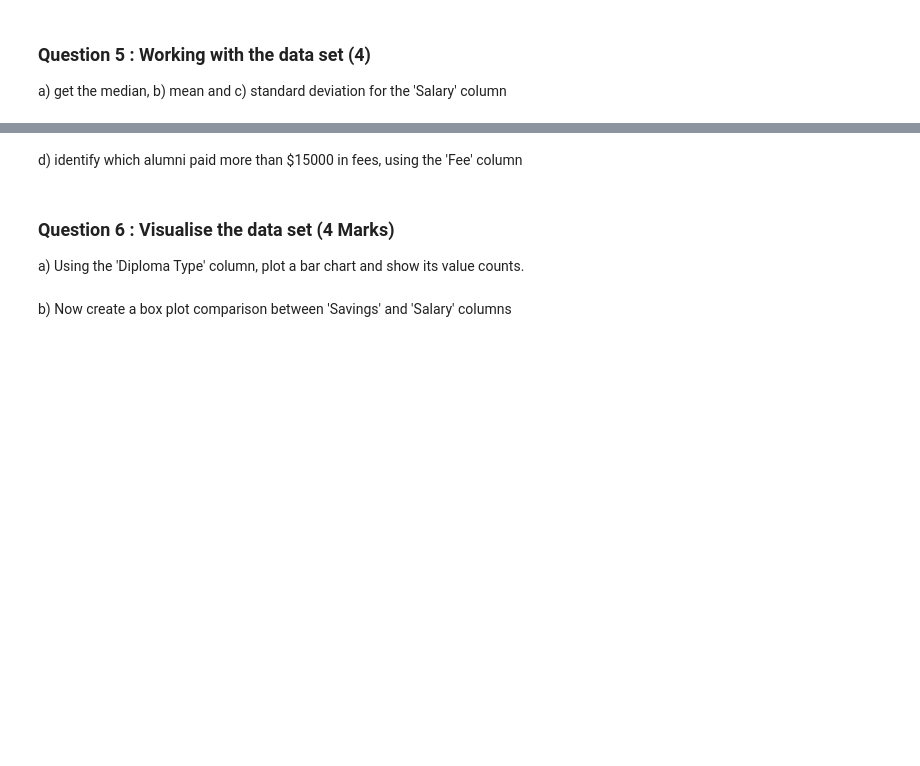
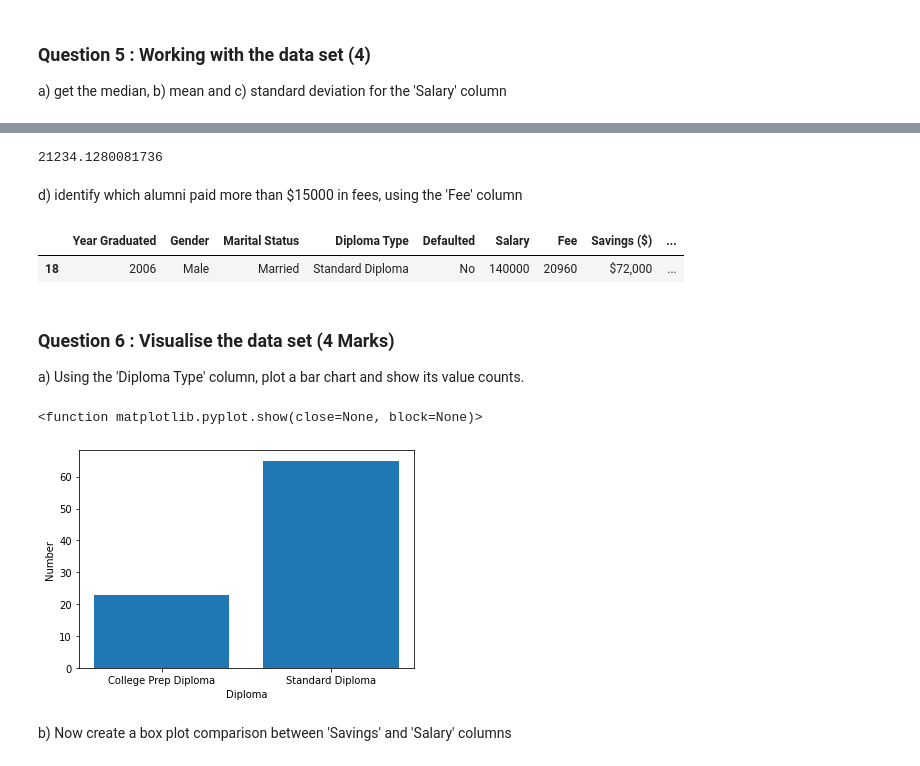
Before and after one commit to chebwa/Assignment9, a Jupyter notebook: Assignment1.ipynb, the cells around one changed output, grey strips where cells are left out. Saved outputs shown, nothing was run; the diff lists cells and outputs as text; code cells hidden in the pictures; blank space fills up the shorter version.

```diff
--- a/Assignment1.ipynb
+++ b/Assignment1.ipynb
@@ -23,3 +21,6 @@ Write code to load the alumni csv dataset into a Pandas DataFrame called 'alumni
+# %%
+#q1 (1)
+alumni = pd.read_csv(r"C:\Users\Chiselas\Assignments\Assignment 1\alumni.csv")
 # %% [markdown]
 ### Question 2 :  Understand the data set (5 Marks)
 
@@ -48,3 +104,7 @@ clean_currency("$66,000")
+# %%
+#a) (2)
+alumni['Savings'] = alumni['Savings ($)'].apply(lambda x: f"{clean_currency(x)}")
+alumni["Savings"] = pd.to_numeric(alumni["Savings"])
 # %% [markdown]
 b) Uncomment 'alumni.dtypes.Savings' to check that the type change has occurred
 # %%
@@ -68,7 +149,11 @@ c) That didn't the set alumni["Gender"] column however. You will need to update
+# %%
+# c) (1)
+alumni["Gender"] = alumni["Gender"].str.replace("^M$", "Male", regex = True)
 # %% [markdown]
 d) You can set it directly by using the df.loc command, show how this can be done by using the 'df.loc[row_indexer,col_indexer] = value' command to convert the 'M' to 'Male'
 # %%
 # d) (1)
+alumni.loc[alumni["Gender"] == "M"] = "Male"
 # %% [markdown]
 e) Now run the 'value_counts' for Gender again to see the correct columns - 'Male' and 'Female'
 # %%
@@ -84,9 +180,17 @@ a) get the median, b) mean and c) standard deviation for the 'Salary' column
 # %%
 # c)(1)
+alumni["Salary"].std()
+# %% [output]
+21234.1280081736
 # %% [markdown]
 d) identify which alumni paid more than $15000 in fees, using the 'Fee' column
 # %%
 # d) (1)
+more_than_15000=alumni[alumni["Fee"]>15000]
+more_than_15000
+# %% [output]
+|  | Year Graduated | Gender | Marital Status | Diploma Type | Defaulted | Salary | Fee | Savings ($) | ... |
+| 18 | 2006 | Male | Married | Standard Diploma | No | 140000 | 20960 | $72,000 | ... |
 # %% [markdown]
 ### Question 6 :  Visualise the data set (4 Marks)
 
@@ -96,2 +198,16 @@ a) Using the 'Diploma Type' column, plot a bar chart and show its value counts.
+# %%
+#a) (1)
+import matplotlib.pyplot as plt
+alumni["Count"] = 1
+keys = [diploma for diploma, df in alumni.groupby(["Diploma Type"])]
+
+plt.bar(keys, alumni.groupby(["Diploma Type"]).count()["Count"])
+plt.xticks(keys)
+plt.ylabel("Number")
+plt.xlabel("Diploma")
+plt.show
+# %% [output]
+<function matplotlib.pyplot.show(close=None, block=None)>
+[figure, added]
 # %% [markdown]
 b) Now create a box plot comparison between 'Savings' and 'Salary' columns
```
Also changed, not shown: parts of 24 cells of this notebook.
